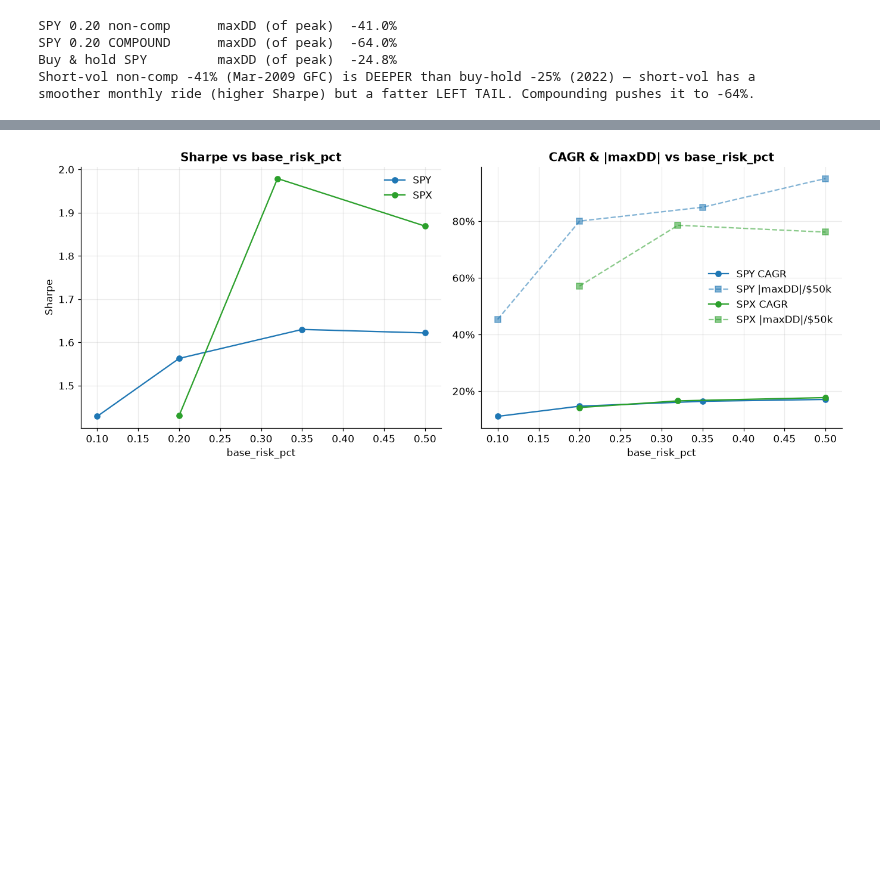
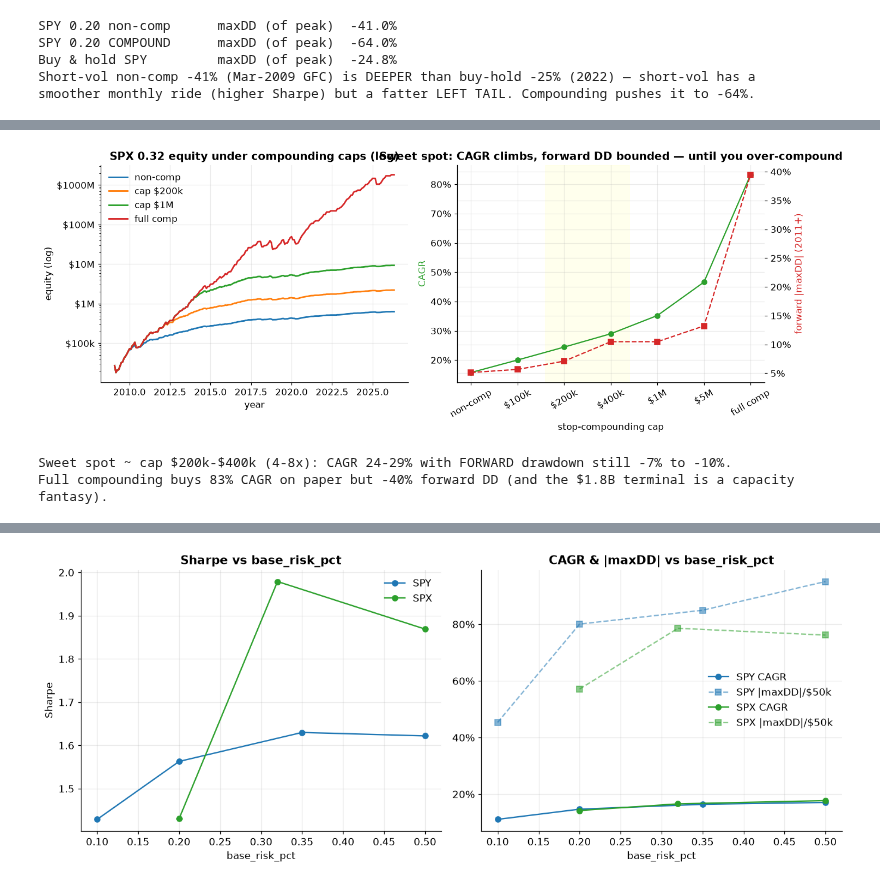
Before and after one commit to moremeds/argon, a Jupyter notebook: docs/research/vrp/macro-capital-utilisation-findings.ipynb, the cells around one changed output, grey strips where cells are left out. Saved outputs shown, nothing was run; the diff lists cells and outputs as text; code cells hidden in the pictures; blank space fills up the shorter version.

```diff
--- a/docs/research/vrp/macro-capital-utilisation-findings.ipynb
+++ b/docs/research/vrp/macro-capital-utilisation-findings.ipynb
@@ -121,0 +169,27 @@ smoother monthly ride (higher Sharpe) but a fatter LEFT TAIL. Compounding pushes
+# %%
+fig, axs = plt.subplots(1, 2, figsize=(13, 5))
+# (a) equity under a few caps, log scale
+T = eq.year + (eq.month - 1) / 12.0
+for lbl, C in [("non-comp", CAP0), ("cap $200k", 200e3), ("cap $1M", 1e6), ("full comp", 1e18)]:
+    axs[0].plot(T, cap_path(r, C)[1:], lw=1.9, label=lbl)
+axs[0].set_yscale("log"); axs[0].yaxis.set_major_formatter(DOLLARS)
+axs[0].set_title("SPX 0.32 equity under compounding caps (log)")
+axs[0].set_xlabel("year"); axs[0].set_ylabel("equity (log)"); axs[0].legend(loc="upper left")
+# (b) the SWEET SPOT: CAGR vs FORWARD drawdown as the cap rises
+x = range(len(capdf))
+axs[1].plot(x, capdf.CAGR, "o-", color="#2ca02c", label="CAGR (left)")
+axs[1].set_ylabel("CAGR", color="#2ca02c"); axs[1].yaxis.set_major_formatter(PCT)
+axb = axs[1].twinx()
+axb.plot(x, -capdf["maxDD_fwd_2011+"], "s--", color="#d62728", label="forward |maxDD| (right)")
+axb.set_ylabel("forward |maxDD| (2011+)", color="#d62728"); axb.yaxis.set_major_formatter(PCT)
+axs[1].set_xticks(list(x)); axs[1].set_xticklabels(capdf.cap, rotation=30)
+axs[1].axvspan(2 - 0.4, 3 + 0.4, color="#ffd", alpha=0.5)  # highlight $200k-$400k sweet spot
+axs[1].set_title("Sweet spot: CAGR climbs, forward DD bounded — until you over-compound")
+axs[1].set_xlabel("stop-compounding cap")
+fig.tight_layout(); plt.show()
+print("Sweet spot ~ cap $200k-$400k (4-8x): CAGR 24-29% with FORWARD drawdown still -7% to -10%.")
+print("Full compounding buys 83% CAGR on paper but -40% forward DD (and the $1.8B terminal is a capacity fantasy).")
+# %% [output]
+[figure, added]
+Sweet spot ~ cap $200k-$400k (4-8x): CAGR 24-29% with FORWARD drawdown still -7% to -10%.
+Full compounding buys 83% CAGR on paper but -40% forward DD (and the $1.8B terminal is a capacity fantasy).
```
Also changed, not shown: parts of 7 cells of this notebook, 3 other files.
